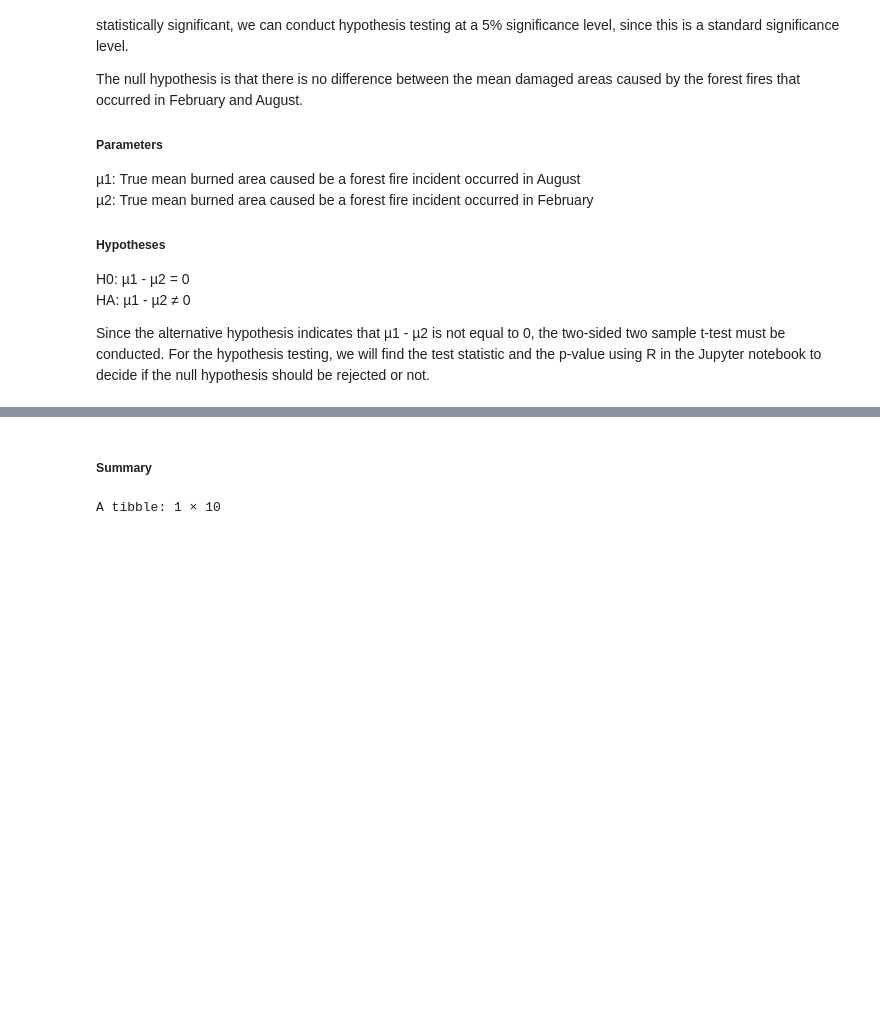
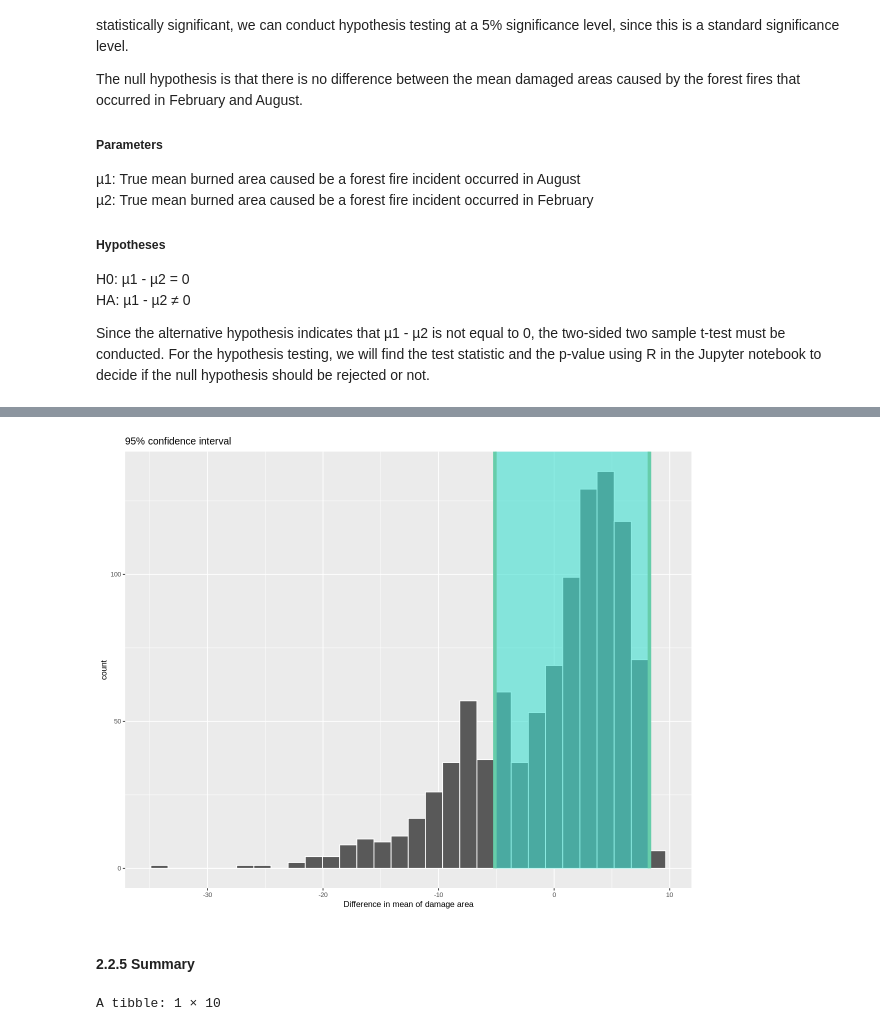
Before and after one commit to Zeeho-Lee/dsci-100-2022w2-group-36, a Jupyter notebook: Final Report.ipynb, the cells around one changed output, grey strips where cells are left out. Drawn from its saved outputs; the diff is of its cells as text; code cells hidden in the pictures; blank space fills up the shorter version.

```diff
--- a/Final Report.ipynb
+++ b/Final Report.ipynb
@@ -217,0 +239,12 @@ p_value
+# %%
+# Calculating 95% Confidence Interval using Bootstrap infer function
+
+bootstrap_ci <-
+    forestfires %>%
+    specify(formula = area ~ month) %>%
+    hypothesize(null = 'independence') %>%
+    generate(type = "bootstrap", reps = 3000) %>%
+    calculate(stat = "diff in means", order = c("aug", "feb")) %>%
+    get_ci()
+
+bootstrap_ci
@@ -218,5 +256,19 @@ p_value
+# %%
+# Visualization of the confidence interval
+
+options(repr.plot.width = 10, repr.plot.height = 8)
+
+ci_damage <- null_model_forestfires %>%
+                    visualize(bins = 30)+
+                    shade_confidence_interval(endpoints = bootstrap_ci)+
+                    theme(text = element_text(size = 10))+
+                    labs(x = "Difference in mean of damage area")+
+                    ggtitle("95% confidence interval")
+ci_damage
+# %% [output]
+[figure, added]
 # %% [markdown]
-##### Summary
+#### 2.2.5 Summary
 # %%
 feb <- forestfires %>%
     filter(month == 'feb') %>%
```
Also changed, not shown: parts of 27 cells of this notebook.
